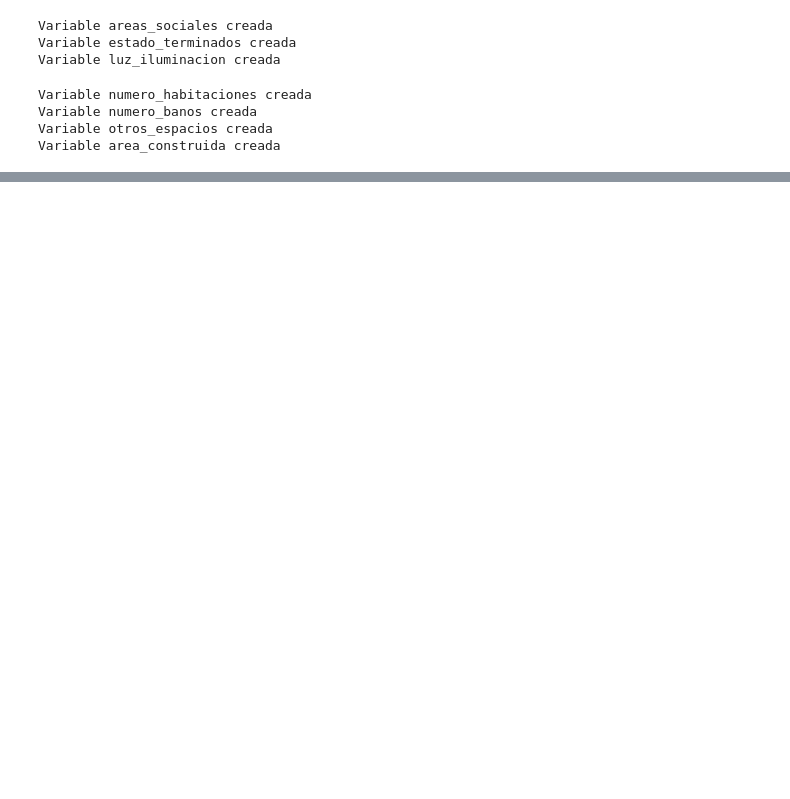
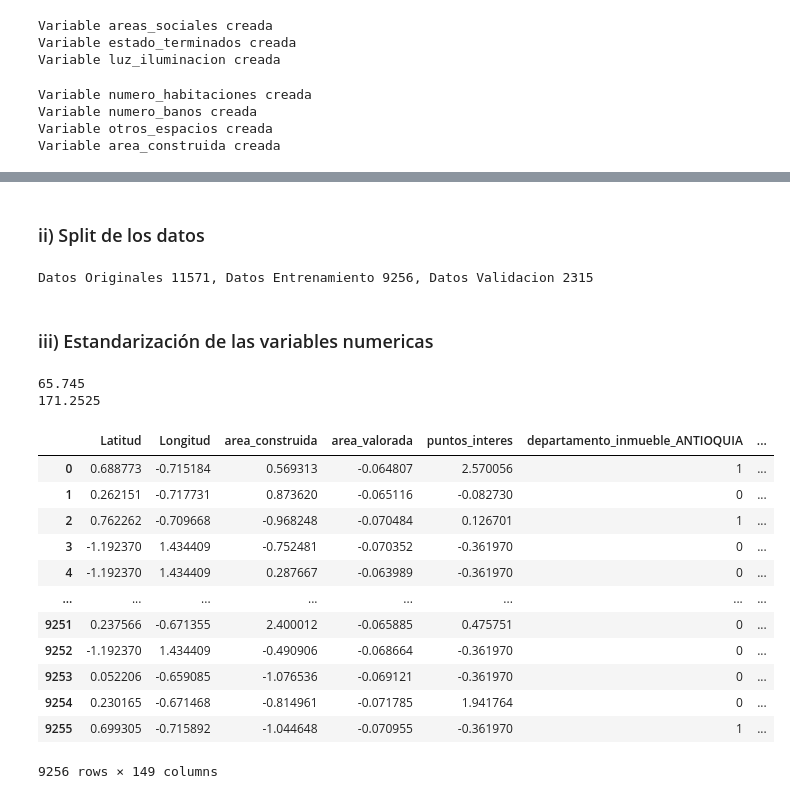
Before and after one commit to juancalderonde/forecast-home-prices, a Jupyter notebook: main.ipynb, the cells around one changed output, grey strips where cells are left out. Cells and saved outputs as stored; diff of their text form; code cells hidden in the pictures; blank space fills up the shorter version.

Commit message:
estandarización y categorizacion de variables

```diff
--- a/main.ipynb
+++ b/main.ipynb
@@ -216,0 +321,68 @@ array(['0', 'Vivienda', 'RESIDENCIAL', 'Residencial', 'residencial',
+# %% [markdown]
+### ii) Split de los datos
+# %%
+X = baseEntrenamiento.drop("valor_total_avaluo", axis=1).copy()
+y = baseEntrenamiento["valor_total_avaluo"].copy()
+X_train, X_test, y_train, y_test = train_test_split(X, y, test_size=0.2, random_state=42, shuffle=True)
+
+print(f"Datos Originales {X.shape[0]}, Datos Entrenamiento {X_train.shape[0]}, Datos Validacion {X_test.shape[0]}")
+# %% [output]
+Datos Originales 11571, Datos Entrenamiento 9256, Datos Validacion 2315
+# %% [markdown]
+### iii) Estandarización de las variables numericas
+# %%
+
+
+#los outliers se imputan con la mediana
+for variable in ["area_construida"]:
+    q1 = X_train[variable].quantile(0.25)
+    print(q1)
+    q3 = X_train[variable].quantile(0.75)
+    print(q3)
+    median = X_train[variable].quantile(0.5)
+    iqr = q3 - q1
+    filtroOutliers = (X_train[variable] <= (q1 - 1.5 * iqr)) | (X_train[variable] >= (q3 + 1.5 * iqr))
+    X_train.loc[filtroOutliers, variable] = median
+    y_train.loc[filtroOutliers] = median
+
+    filtroOutliersTesteo = (X_test[variable] <= (q1 - 1.5 * iqr)) | (X_test[variable] >= (q3 + 1.5 * iqr))
+    X_test.loc[filtroOutliersTesteo, variable] = median
+    y_test.loc[filtroOutliersTesteo] = median
+
+X_train_cat = X_train.drop(variablesNumericas, axis=1).reset_index(drop=True)
+X_test_cat = X_test.drop(variablesNumericas, axis=1).reset_index(drop=True)
+X_train_num = X_train[variablesNumericas].copy()
+X_test_num = X_test[variablesNumericas].copy()
+
+imputador = SimpleImputer(strategy="mean")
+escalador = StandardScaler()
+
+imputador.fit(X_train_num)
+escalador.fit(X_train_num)
+
+X_train_num = pd.DataFrame(imputador.transform(X_train_num), columns=variablesNumericas)
+X_test_num =  pd.DataFrame(imputador.transform(X_test_num), columns=variablesNumericas)
+X_train_num = pd.DataFrame(escalador.transform(X_train_num), columns=variablesNumericas)
+X_test_num = pd.DataFrame(escalador.transform(X_test_num), columns=variablesNumericas)
+
+X_train = pd.concat([X_train_num, X_train_cat], axis=1)
+X_test = pd.concat([X_test_num, X_test_cat], axis=1)
+# %% [output]
+65.745
+171.2525
+# %%
+X_train
+# %% [output]
+|  | Latitud | Longitud | area_construida | area_valorada | puntos_interes | departamento_inmueble_ANTIOQUIA | ... |
+| 0 | 0.688773 | -0.715184 | 0.569313 | -0.064807 | 2.570056 | 1 | ... |
+| 1 | 0.262151 | -0.717731 | 0.873620 | -0.065116 | -0.082730 | 0 | ... |
+| 2 | 0.762262 | -0.709668 | -0.968248 | -0.070484 | 0.126701 | 1 | ... |
+| 3 | -1.192370 | 1.434409 | -0.752481 | -0.070352 | -0.361970 | 0 | ... |
+| 4 | -1.192370 | 1.434409 | 0.287667 | -0.063989 | -0.361970 | 0 | ... |
+| ... | ... | ... | ... | ... | ... | ... | ... |
+| 9251 | 0.237566 | -0.671355 | 2.400012 | -0.065885 | 0.475751 | 0 | ... |
+| 9252 | -1.192370 | 1.434409 | -0.490906 | -0.068664 | -0.361970 | 0 | ... |
+| 9253 | 0.052206 | -0.659085 | -1.076536 | -0.069121 | -0.361970 | 0 | ... |
+| 9254 | 0.230165 | -0.671468 | -0.814961 | -0.071785 | 1.941764 | 0 | ... |
+| 9255 | 0.699305 | -0.715892 | -1.044648 | -0.070955 | -0.361970 | 1 | ... |
+9256 rows × 149 columns
```
Also changed, not shown: parts of 11 cells of this notebook, 1 other file.
